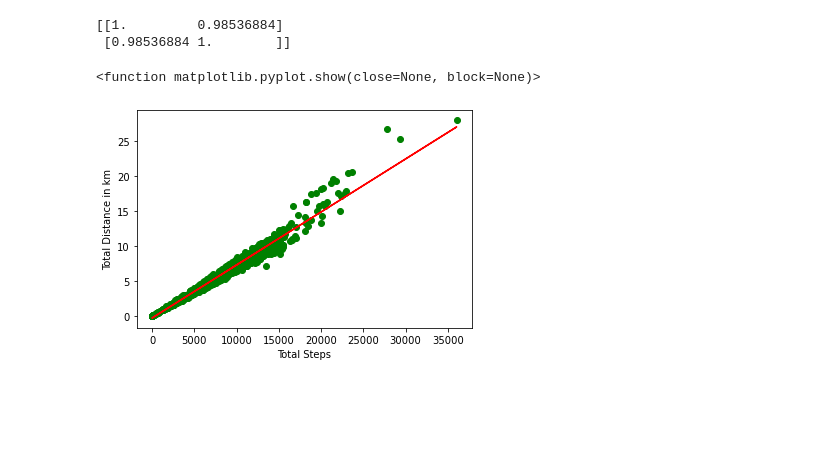
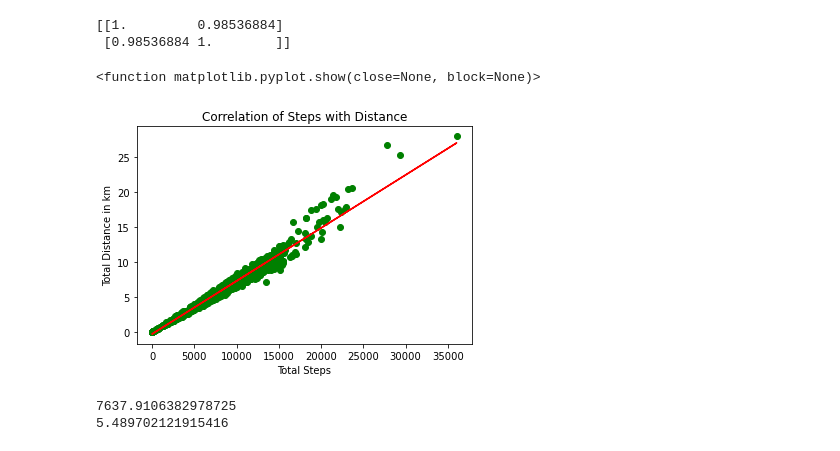
Before and after one commit to JamesCns/Fitbit-Simple-Data-Analysis, a Jupyter notebook: PTF10-Final-Project.ipynb, the cells around one changed output. Cells and saved outputs as stored; diff of their text form; code cells hidden in the pictures; blank space fills up the shorter version.

```diff
--- a/PTF10-Final-Project.ipynb
+++ b/PTF10-Final-Project.ipynb
@@ -51,16 +104,30 @@ print(steps_distance_correlation)
 # %%
 x = d_activity['TotalSteps']
 y = d_activity['TotalDistance']
 plt.plot(x, y, 'o', color='green')
 plt.xlabel('Total Steps')
 plt.ylabel('Total Distance in km')
+plt.title('Correlation of Steps with Distance')
 
-# obtain slope (m) and intercept (b) of linera regression line
+# obtain slope (m) and intercept (b) of linear regression line
 m, b = np.polyfit(x, y, 1)
 
 # plot the linear regression line
 plt.plot(x, m*x+b, color='red')
 plt.show
 # %% [output]
 <function matplotlib.pyplot.show(close=None, block=None)>
-[figure, old version]
+[figure, new version]
+# %%
+x = d_activity['TotalSteps']
+y = d_activity['TotalDistance']
+
+x_mean = np.mean(x)
+print(x_mean)
+y_mean = np.mean(y)
+print(y_mean)
+
+# On an average, users spent 77,638 that covered the distance of 5 km
+# %% [output]
+7637.9106382978725
+5.489702121915416
```
Also changed, not shown: parts of 17 cells of this notebook.
